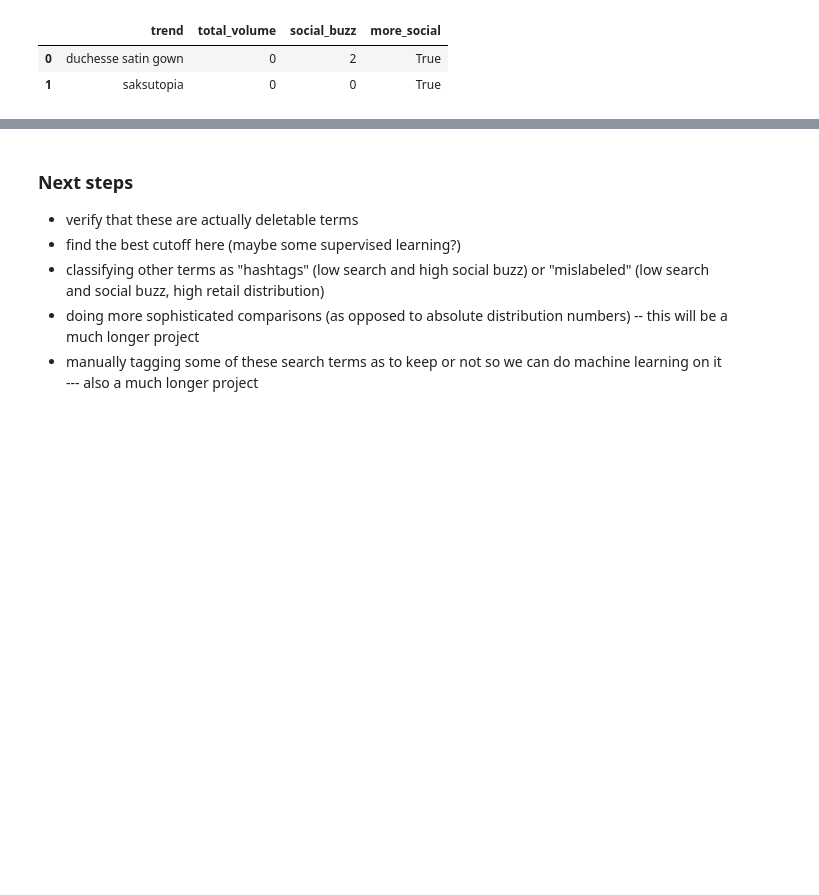
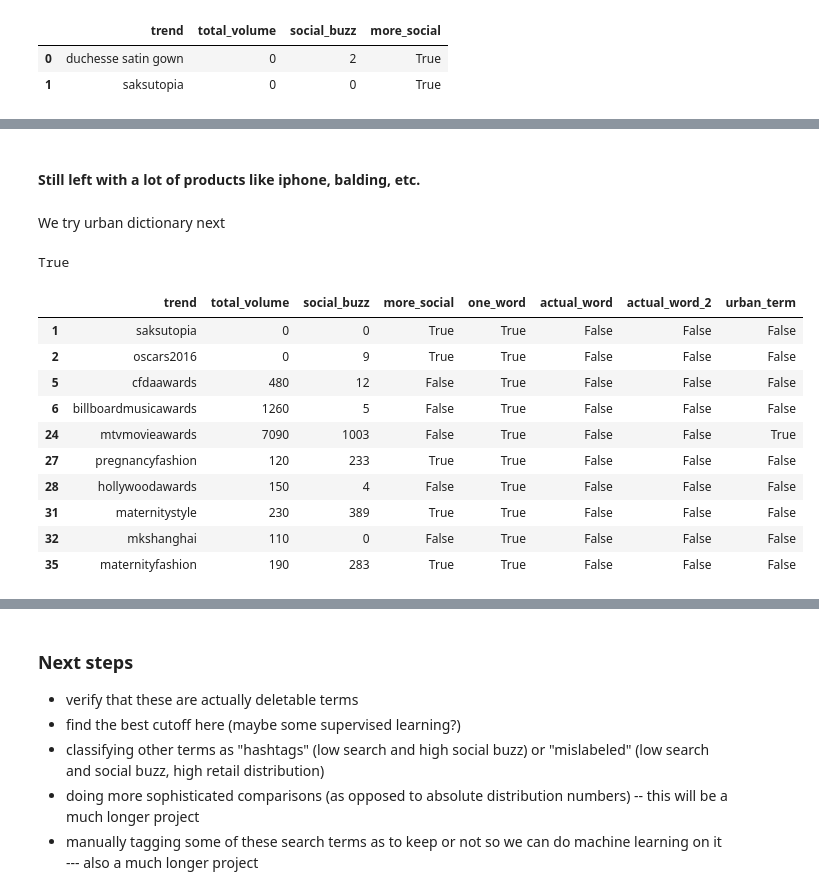
Before and after one commit to belindazeng/search, a Jupyter notebook: Hashtags.ipynb, the cells around one changed output, grey strips where cells are left out. Saved outputs shown, nothing was run; the diff lists cells and outputs as text; code cells hidden in the pictures; blank space fills up the shorter version.

Commit message:
added urban dictionary

```diff
--- a/Hashtags.ipynb
+++ b/Hashtags.ipynb
@@ -508,0 +567,4 @@ False
+# %%
+# only terms with one word
+full_hashtag_df = one_word_df[one_word_df['actual_word'] == 0]
+full_hashtag_df.head(10)
@@ -508,0 +599,12 @@ False
+# %%
+def is_actual_word_2(term):
+    text = open("/usr/share/dict/words",'r').readlines()
+    for lines in text:
+        if lines.find(term) == 0:
+            return True
+    return False
+# %%
+full_hashtag_df['actual_word_2'] = full_hashtag_df['trend'].apply(lambda trend: is_actual_word_2(trend))
+# only terms with one word
+complete_hashtag_df = full_hashtag_df[full_hashtag_df['actual_word'] == 0]
+complete_hashtag_df.head(10)
@@ -508,0 +628,45 @@ False
+# %% [markdown]
+#### Still left with a lot of products like iphone, balding, etc.
+# %% [markdown]
+We try urban dictionary next
+# %%
+# for now just gets the associated json
+def is_urban_word(term):
+
+    # base API endpoint url
+    base_url = "https://mashape-community-urban-dictionary.p.mashape.com/define?term="
+    # convert term like 'pink wedding dress' to 'pink+wedding+dress'
+    encoded_term = urllib.quote_plus(term)
+    url = base_url + encoded_term
+
+    # set authorization
+    headers = {'X-Mashape-Key': 'VFFIcqo1QgmshHrfINfqjWRHKEvMp1p8SUpjsnwZOtpUfq2Vpa',
+               'Accept': 'text/plain'}
+
+    # get response
+    response = requests.get(url, headers=headers)
+    response_json = json.loads(response.text)
+
+    result_type = response_json["result_type"]
+    if result_type == 'no_results':
+        return False
+    return True
+# %%
+is_urban_word("aztec")
+# %% [output]
+True
+# %%
+complete_hashtag_df['urban_term'] = complete_hashtag_df['trend'].apply(lambda trend: is_urban_word(trend))
+# only terms with one word
+# %% [output]
+|  | trend | total_volume | social_buzz | more_social | one_word | actual_word | actual_word_2 | urban_term |
+| 1 | saksutopia | 0 | 0 | True | True | False | False | False |
+| 2 | oscars2016 | 0 | 9 | True | True | False | False | False |
+| 5 | cfdaawards | 480 | 12 | False | True | False | False | False |
+| 6 | billboardmusicawards | 1260 | 5 | False | True | False | False | False |
+| 24 | mtvmovieawards | 7090 | 1003 | False | True | False | False | True |
+| 27 | pregnancyfashion | 120 | 233 | True | True | False | False | False |
+| 28 | hollywoodawards | 150 | 4 | False | True | False | False | False |
+| 31 | maternitystyle | 230 | 389 | True | True | False | False | False |
+| 32 | mkshanghai | 110 | 0 | False | True | False | False | False |
+| 35 | maternityfashion | 190 | 283 | True | True | False | False | False |
```
Also changed, not shown: parts of 23 cells of this notebook, 4 other files.
